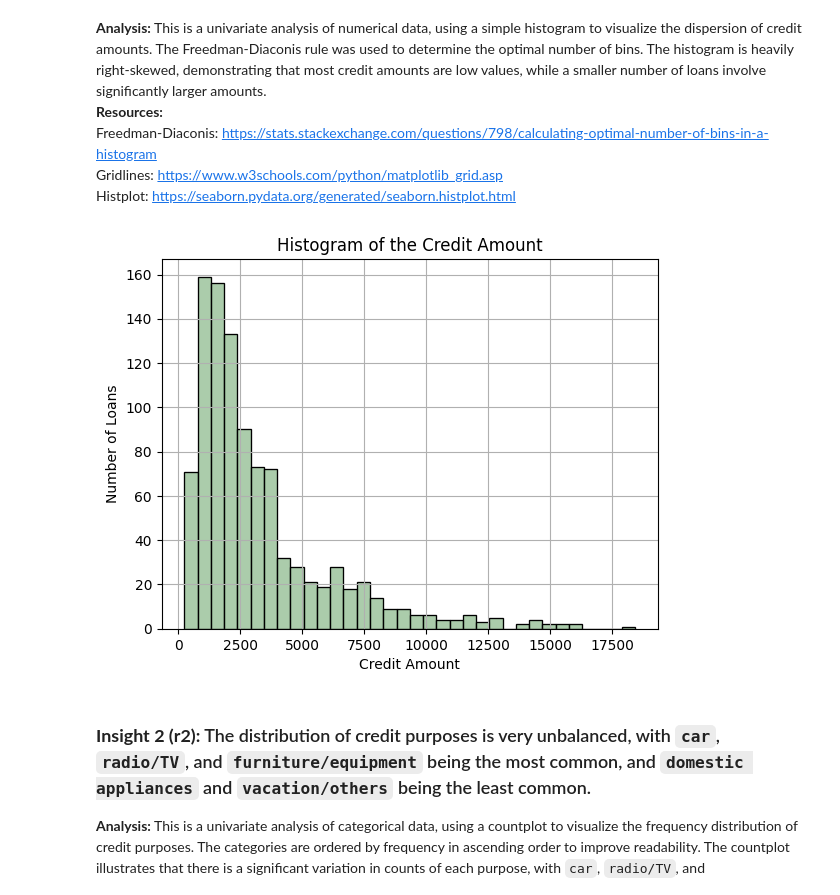
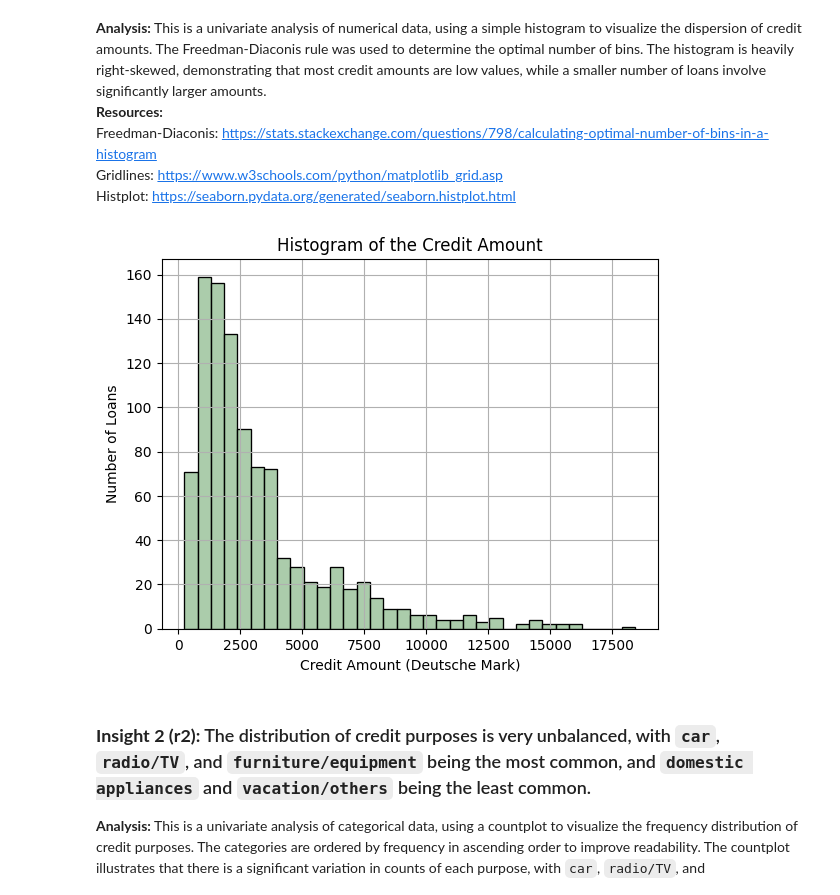
Before and after one commit to BrentMRPalmer/CSI4142-A1, a Jupyter notebook: A1.ipynb, the cells around one changed output. Saved outputs shown, nothing was run; the diff lists cells and outputs as text; code cells hidden in the pictures.

```diff
--- a/A1.ipynb
+++ b/A1.ipynb
@@ -150,23 +150,23 @@ Histplot: https://seaborn.pydata.org/generated/seaborn.histplot.html
 # %%
 # Use Freedman-Diaconis rule to determine number of bins
 x_axis = "Credit amount"
 iqr = np.percentile(data[x_axis], 75) - np.percentile(data[x_axis], 25)
 bin_width = 2 * iqr / (len(data[x_axis]) ** (1/3))
 num_bins = int((data[x_axis].max() - data[x_axis].min()) / bin_width)
 
 # Create the histogram of Credit Amount
 sns.histplot(data=data, x=x_axis, bins=num_bins, color="darkseagreen")
 
 # Label the histogram
-plt.xlabel(x_axis.title())
+plt.xlabel(x_axis.title() + " (Deutsche Mark)")
 plt.ylabel('Number of Loans')
 plt.title('Histogram of the ' + x_axis.title())
 plt.grid()
 
 # Display plot
 plt.show()
 # %% [output]
-[figure, old version]
+[figure, new version]
 # %% [markdown]
 ### **Insight 2 (r2):** The distribution of credit purposes is very unbalanced, with `car`, `radio/TV`, and `furniture/equipment` being the most common, and `domestic appliances` and `vacation/others` being the least common.
 **Analysis:** This is a univariate analysis of categorical data, using a countplot to visualize the frequency distribution of credit purposes. The categories are ordered by frequency in ascending order to improve readability. The countplot illustrates that there is a significant variation in counts of each purpose, with `car`, `radio/TV`, and `furniture/equipment` being the most common, and `domestic appliances` and `vacation/others` being the least common.<br>
```
Also changed, not shown: parts of 5 cells of this notebook.
